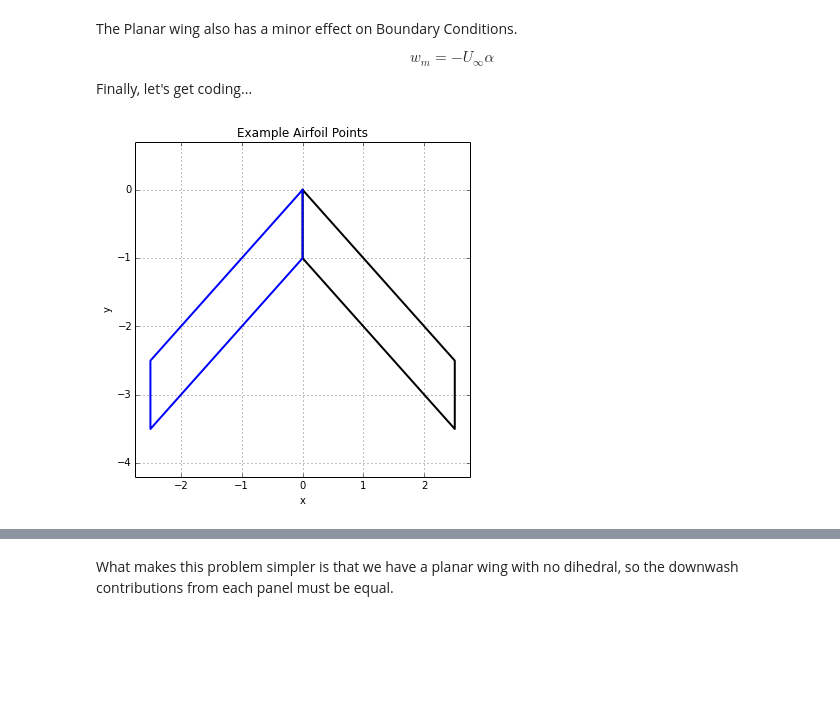
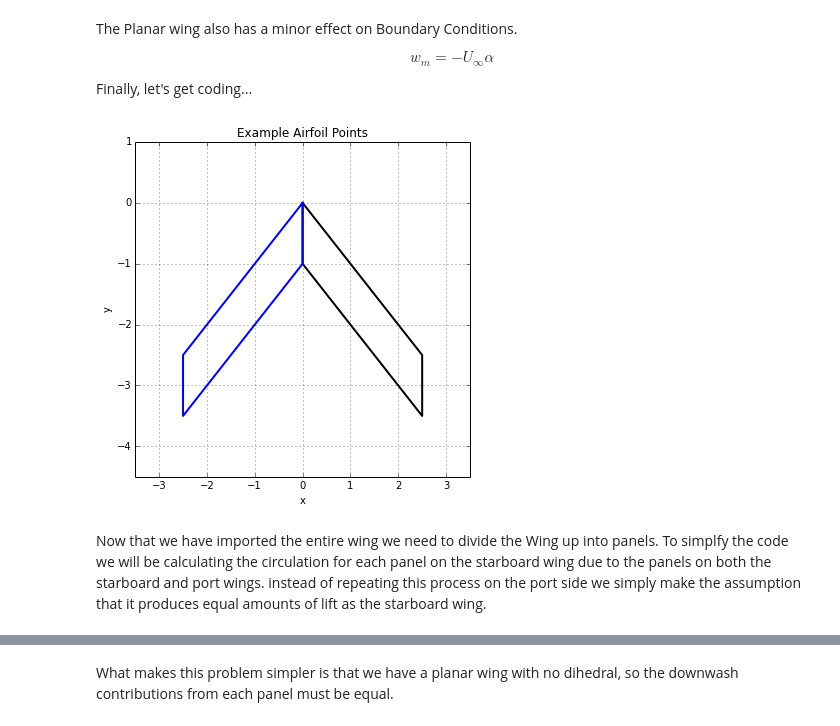
Before and after one commit to cbell14/Aero_Hydro, a Jupyter notebook: VLM.ipynb, the cells around one changed output, grey strips where cells are left out. Cells and saved outputs as stored; diff of their text form; code cells hidden in the pictures; blank space fills up the shorter version.

```diff
--- a/VLM.ipynb
+++ b/VLM.ipynb
@@ -302,31 +302,48 @@ import numpy as np
 import math
 import scipy as sp
 from matplotlib import pyplot as plt
-# %%
-with open ('./resources/VLM_Example_Airfoil.txt') as file_name:
-    num, x, y = np.loadtxt(file_name, dtype=float, delimiter='\t', unpack=True)
-
-val_x, val_y = 0.1, 0.2
-x_min, x_max = x.min(), x.max()
-y_min, y_max = y.min(), y.max()
-x_start, x_end = x_min-val_x*(x_max-x_min), x_max+val_x*(x_max-x_min)
-y_start, y_end = y_min-val_y*(y_max-y_min), y_max+val_y*(y_max-y_min)
-chord = 1.0
-alpha = 0.0
-
-%matplotlib inline
-size = 6
-plt.figure(figsize=(size,size))
-plt.grid(True)
-plt.xlabel('x')
-plt.ylabel('y')
-plt.xlim(-x_end, x_end)
-plt.ylim(y_start, y_end)
-plt.title('Example Airfoil Points')
-plt.plot(x, y, color='k', linestyle='-',linewidth=2)
-plt.plot(-x, y, color='b', linestyle='-', linewidth=2);
-# %% [output]
-[figure, removed]
+# %%
+chord = 1.0               #meters
+b = 5.0                   #Span
+AR = b/chord
+val_x, val_y = 0.1, 0.2
+
+#Starboard Wing
+with open ('./resources/VLM_Example_Airfoil.txt') as file_name:
+    num_star, x_star, y_star = np.loadtxt(file_name, dtype=float, delimiter='\t', unpack=True)
+
+#x_min_star, x_max_star = x_star.min(), x_star.max()
+#y_min_star, y_max_star = y_star.min(), y_star.max()
+x_min_star, x_max_star = np.min(np.abs(x_star)), np.max(np.abs(x_star))
+y_min_star, y_max_star = np.min(np.abs(y_star)), np.max(np.abs(y_star))
+x_start_star, x_end_star = x_min_star-val_x*(x_max_star-x_min_star), x_max_star+val_x*(x_max_star-x_min_star)
+y_start_star, y_end_star = y_min_star-val_y*(y_max_star-y_min_star), y_max_star+val_y*(y_max_star-y_min_star)
+
+#Port Wing
+with open ('./resources/VLM_Example_Airfoil.txt') as file_name:
+    num_port, x_port, y_port = np.loadtxt(file_name, dtype=float, delimiter='\t', unpack=True)
+
+x_port = np.dot(x_port,-1)
+x_min_port, x_max_port = np.min(np.abs(x_port)), np.max(np.abs(x_port))
+y_min_port, y_max_port = np.min(np.abs(y_port)), np.max(np.abs(x_port))
+x_start_port, x_end_port = x_min_port-val_x*(x_max_port-x_min_port), x_max_port+val_x*(x_max_port-x_min_port)
+y_start_port, y_end_port = y_min_port-val_y*(y_max_port-y_min_port), y_max_port+val_y*(y_max_port-y_min_port)
+
+%matplotlib inline
+size = 6
+plt.figure(figsize=(size,size))
+plt.grid(True)
+plt.xlabel('x')
+plt.ylabel('y')
+plt.xlim(-(x_max_port+1.0), x_max_star+1.0)
+plt.ylim(-(y_max_star+1.0), 1.0)
+plt.title('Example Airfoil Points')
+plt.plot(x_star, y_star, color='k', linestyle='-',linewidth=2)
+plt.plot(x_port, y_port, color='b', linestyle='-', linewidth=2);
+# %% [output]
+[figure, added]
+# %% [markdown]
+Now that we have imported the entire wing we need to divide the Wing up into panels. To simplfy the code we will be calculating the circulation for each panel on the starboard wing due to the panels on both the starboard and port wings. instead of repeating this process on the port side we simply make the assumption that it produces equal amounts of lift as the starboard wing.
 # %%
 class Panel:
     """Contains information related to a panel"""
```
Also changed, not shown: parts of 22 cells of this notebook.
